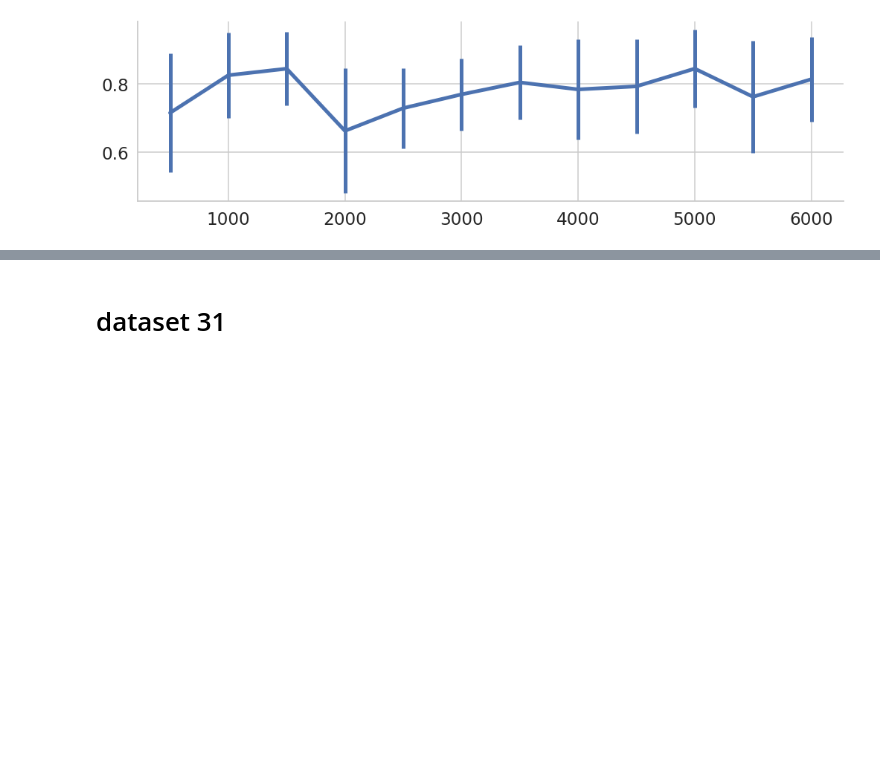
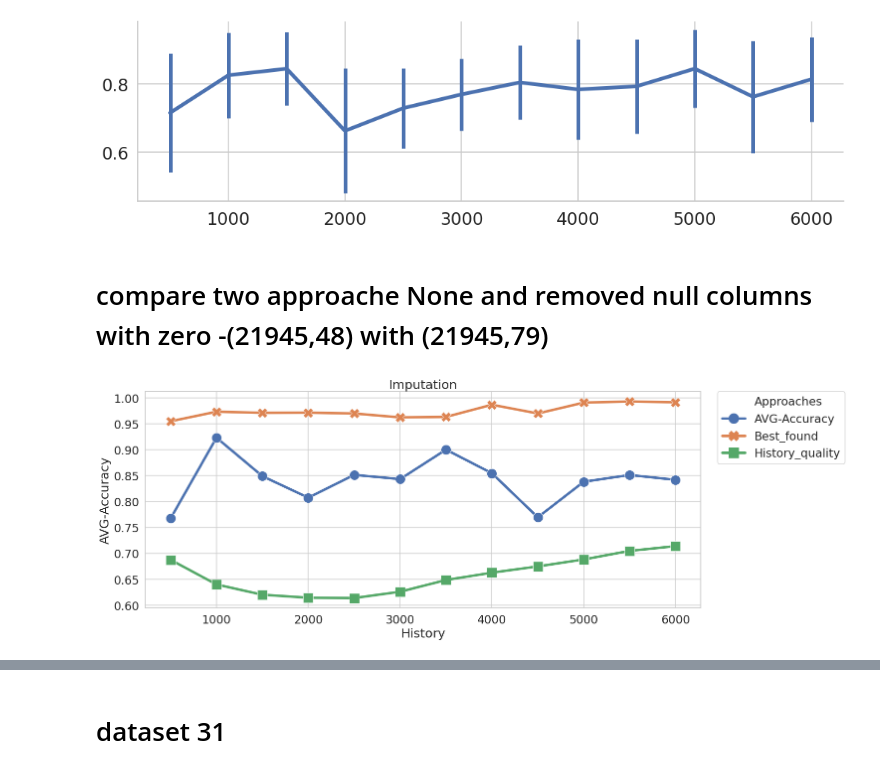
Before and after one commit to Milad-abbaszadeh/hyperopt, a Jupyter notebook: ipythons/Result_in_all_datasets.ipynb, the cells around one changed output, grey strips where cells are left out. Cells and saved outputs as stored; diff of their text form; code cells hidden in the pictures; blank space fills up the shorter version.

```diff
--- a/ipythons/Result_in_all_datasets.ipynb
+++ b/ipythons/Result_in_all_datasets.ipynb
@@ -245,7 +243,7 @@ Text(0.5, 1.0, 'Different approaches for 100 iteration try- Dataset 125923')
 # %% [markdown]
 # Kmeans- select one item from heach cluster
 # %%
-
-experiment = pickle.load(open("/home/dfki/Desktop/Thesis/hyperopt/result_openml/mylaptop/31/automatic/new/experiment_history1.p", "rb"))
+import pickle
+experiment = pickle.load(open("/home/dfki/Desktop/Thesis/hyperopt/result_openml/mylaptop/3/automatic/new/cluster/experiment_history1.p", "rb"))
 len(experiment)
 # %% [output]
@@ -292,3 +326,5 @@ ax.set(xlabel="", ylabel="")
 # %% [output]
 <seaborn.axisgrid.FacetGrid at 0x...>
 [figure]
+# %% [markdown]
+# compare two approache None and removed null columns with zero -(21945,48) with (21945,79)
@@ -294,0 +340,17 @@ ax.set(xlabel="", ylabel="")
+# %%
+experiment1 = [[500,0.767320349630903, 0.1739224469888012,0.954937304075235,0.6875788455844807],
+              [1000,0.9232415425809822,0.059441322253295535,0.9734032131661443,0.6399514984780976],
+              [1500,0.8489995956446341,0.14713495571583818,0.9712117946708464,0.620136418250313],
+              [2000,0.8074604850684703,0.11082135311086729,0.9715242946708464,0.614344959663329],
+              [2500,0.8514851403311128 ,0.14681706099242964,0.9699617946708464,0.6137280326478097],
+              [3000,0.8432950252720933 ,0.13599408195629084,0.9624500391849529,0.6259372103137255],
+              [3500,0.9001780792842216, 0.09106059780066056,0.9633806818181817,0.6485495197057036],
+              [4000,0.8546166630634526,0.11732975156744407,0.9868563871473356,0.6627176848538798],
+              [4500,0.7695357546636519,0.177301788430332,0.9699578761755486,0.6748049544088444],
+              [5000,0.8381737164280268,0.12480184095802326,0.9909228056426332,0.6882499899003754],
+              [5500,0.8512358708102241,0.12089053651337106,0.993114224137931,0.7047487105622938],
+              [6000,0.8419012171826019,0.14221805062711548,0.9915487852664577,0.713945652555486]]
+
+expriment_ploter(experiment1,'Imputation')
+# %% [output]
+[figure, added]
```
Also changed, not shown: parts of 26 cells of this notebook, 48 other files.
